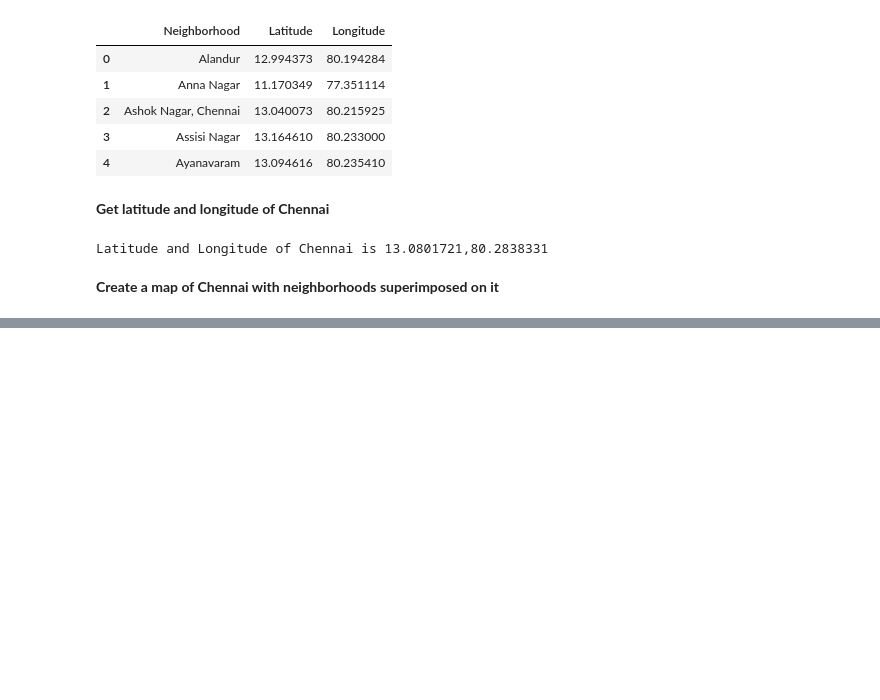
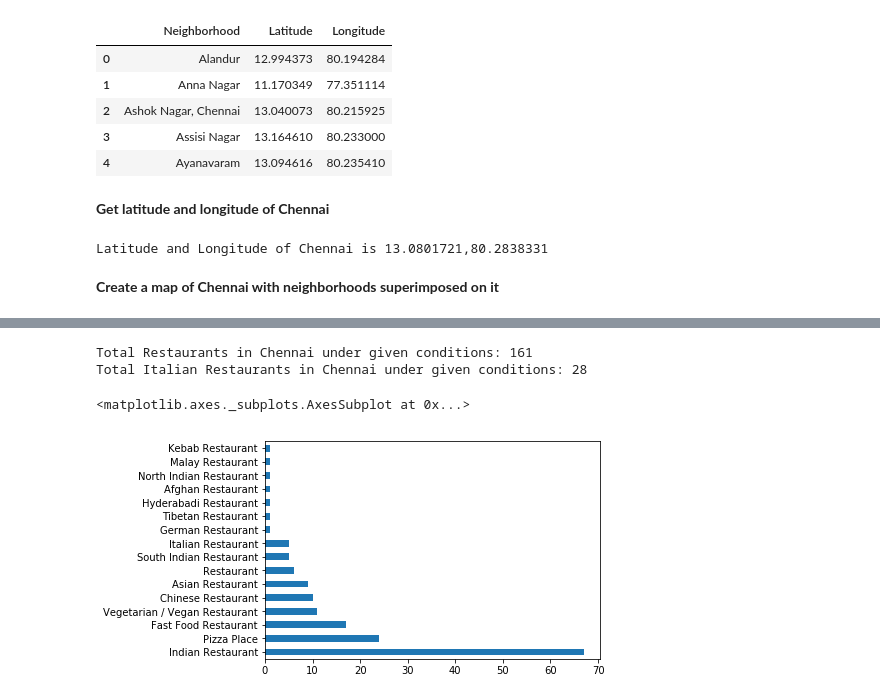
Before and after one commit to pythonraju/Coursera_Capstone, a Jupyter notebook: Capstone_Final_Project_Week2.ipynb, the cells around one changed output, grey strips where cells are left out. Saved outputs shown, nothing was run; the diff lists cells and outputs as text; code cells hidden in the pictures; blank space fills up the shorter version.

```diff
--- a/Capstone_Final_Project_Week2.ipynb
+++ b/Capstone_Final_Project_Week2.ipynb
@@ -122,0 +152,38 @@ chennai_map
+# %%
+def Is_Italian(rest_name):
+    is_italian=False
+    Italian_names = ['Pizza', 'Italian', 'Pasta']
+    for name in Italian_names:
+        if (name in rest_name):
+            is_italian = True
+    return is_italian
+# %%
+food_category = '4d4b7105d754a06374d81259'
+client_id = '3EOWOXC2GALRBU3XZVFAIDXYFA05DFEGQZTINXMP0UZAXYPA'
+client_secret = '2MESB5C1MFB4Y414G3O44BWVA2V2YKOLNG0QECUWASAQXAD1'
+venues=[]
+version = '20180724'
+#def get_venues(client_id, client_secret, radius=750, limit=300):
+
+for neighborhood, latitude, longitude in zip(df_geo_list['Neighborhood'],df_geo_list['Latitude'], df_geo_list['Longitude']):
+
+        url = 'https://api.foursquare.com/v2/venues/explore?client_id={}&client_secret={}&v={}&CategoryId={}&ll={},{}&radius={}&limit={}'.format(
+        client_id, client_secret, version,food_category, latitude, longitude, 1000, 100)
+        results = requests.get(url).json()['response']['groups'][0]['items']
+        for venue in results:
+            venues.append((
+            neighborhood,
+            latitude,
+            longitude,
+            venue['venue']['name'],
+            venue['venue']['location']['lat'],
+            venue['venue']['location']['lng'],
+            venue['venue']['categories'][0]['name'],
+            Is_Rest(venue['venue']['categories'][0]['name']),
+            Is_Italian(venue['venue']['name'])
+            ))
+# %%
+df_venue = pd.DataFrame(venues)
+df_venue.columns = ['Neighborhood', 'Latitude', 'Longitude', 'Venue_Name', 'Venue_Latitude', 'Venue_Longitude', 'Venue_Category', 'Is_Resturant','Is_Italian']
+df_venue = df_venue[df_venue.Is_Resturant == True].reset_index(drop=True)
+df_venue.head()
@@ -122,0 +197,11 @@ chennai_map
+# %%
+print('Total Restaurants in Chennai under given conditions:',df_venue.Is_Resturant.count())
+print ('Total Italian Restaurants in Chennai under given conditions:', df_venue[df_venue.Is_Italian==True].Is_Italian.count())
+# %% [output]
+Total Restaurants in Chennai under given conditions: 161
+Total Italian Restaurants in Chennai under given conditions: 28
+# %%
+df_venue['Venue_Category'].value_counts().plot(kind='barh')
+# %% [output]
+<matplotlib.axes._subplots.AxesSubplot at 0x...>
+[figure, added]
```
Also changed, not shown: parts of 19 cells of this notebook.
